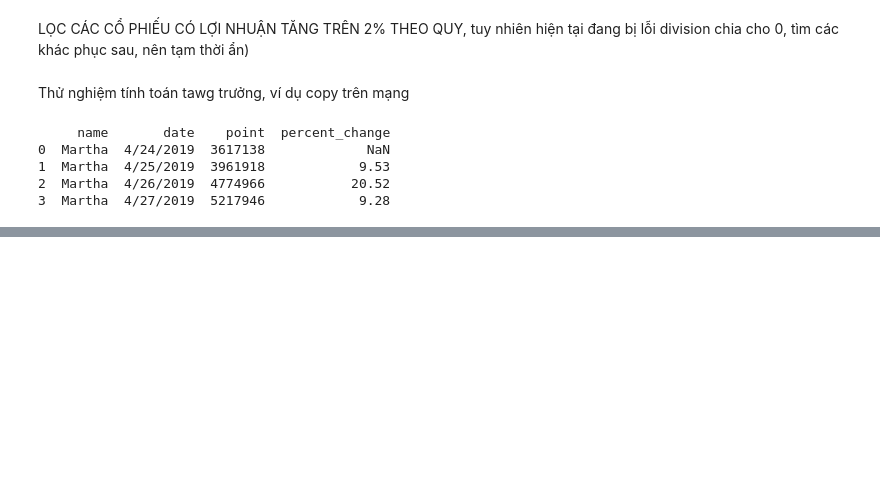
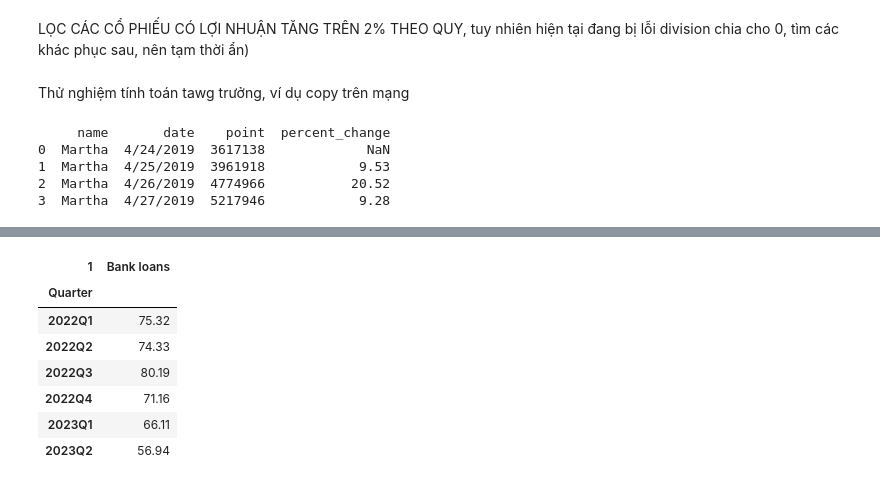
Before and after one commit to mrtotet/Statement_analyst_all_3, a Jupyter notebook: notebooks/process_raw_data.ipynb, the cells around one changed output, grey strips where cells are left out. Saved outputs shown, nothing was run; the diff lists cells and outputs as text; code cells hidden in the pictures; blank space fills up the shorter version.

```diff
--- a/notebooks/process_raw_data.ipynb
+++ b/notebooks/process_raw_data.ipynb
@@ -130,5 +154,15 @@ b
 # %%
+b= report_ticker_year
 b*100/a
+# %% [output]
+| 1 | Bank loans |
+| Quarter |  |
+| 2022Q1 | 75.32 |
+| 2022Q2 | 74.33 |
+| 2022Q3 | 80.19 |
+| 2022Q4 | 71.16 |
+| 2023Q1 | 66.11 |
+| 2023Q2 | 56.94 |
 # %%
 #borowing_filter['borowing'].sum()*100/report_concat['borowing'].sum()
 #report_ticker_year[~report_concat.isin(sector_exclude)]
```
Also changed, not shown: parts of 11 cells of this notebook, 1 other file.
